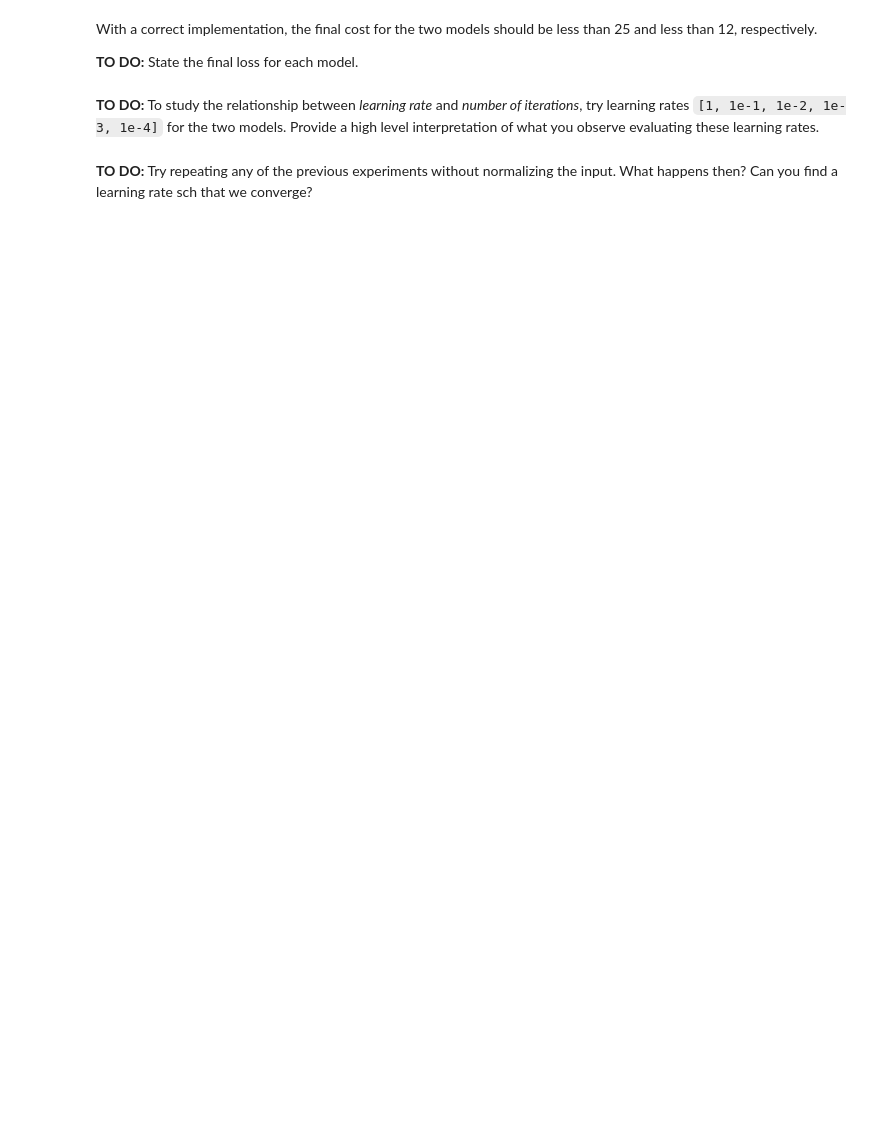
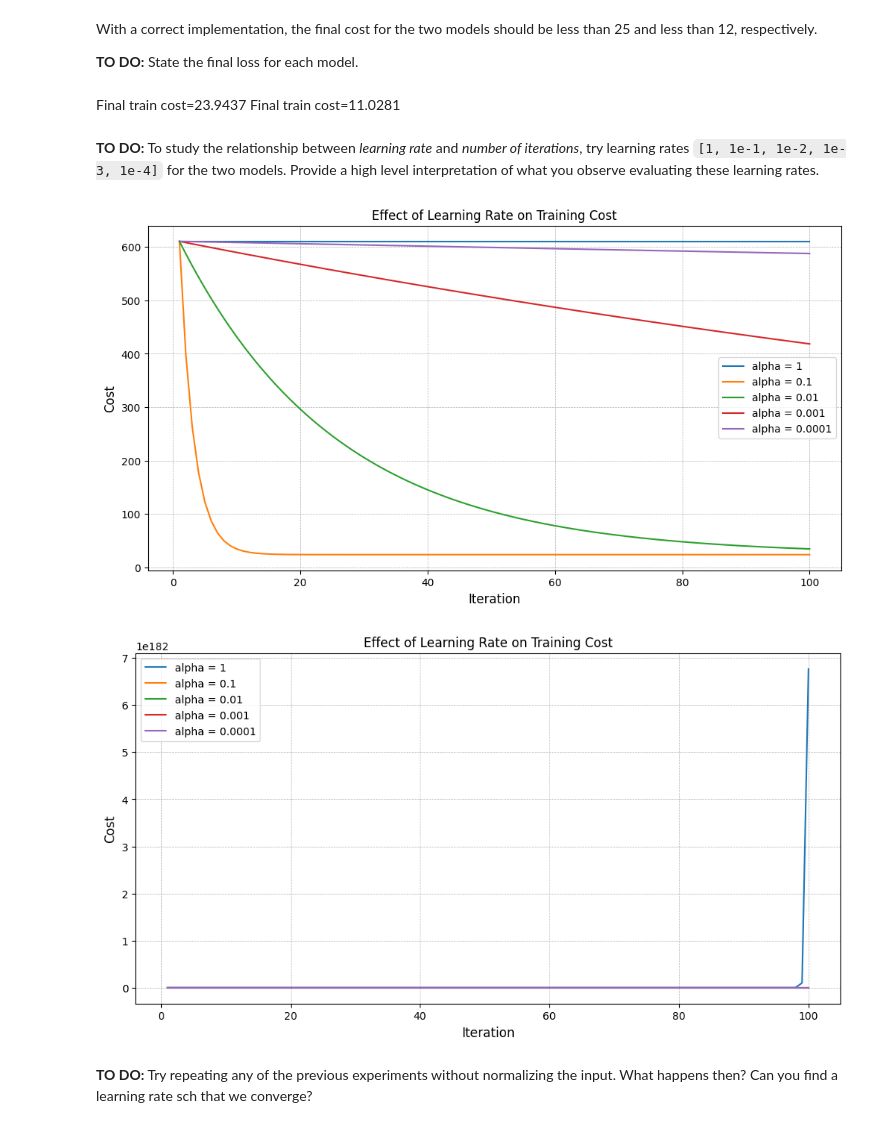
Before and after one commit to MingxiZhang99/computer-programming, a Jupyter notebook: Lab1/Auto_linear_regression.ipynb, the cells around one changed output. Saved outputs shown, nothing was run; the diff lists cells and outputs as text; code cells hidden in the pictures; blank space fills up the shorter version.

```diff
--- a/Lab1/Auto_linear_regression.ipynb
+++ b/Lab1/Auto_linear_regression.ipynb
@@ -124,7 +141,7 @@ def d_cost_d_output(net_output, y):
     I = y.shape[0] # Number of data points
     # TODO Calculate the derivatives of the cost with respect to output of the model, see first item of Preparatory exercise 2.2 and 2.3
     # REPLACE THIS LINE
-    d_output =  np.zeros_like(net_output)
+    d_output = (2 / I) * (net_output - y)
 
     return d_output
 # %% [markdown]
@@ -145,11 +162,11 @@ def backward_pass(weights, bias, net_input, net_output, y):
 
     # TODO Calculate the derivatives of the cost with respect to the bias using preparatpry exercise 2.3
     # REPLACE THIS LINE
-    dl_dbias = np.zeros_like(bias)
+    dl_dbias = np.sum(dl_df, axis=0, keepdims=True)  # Shape: (1, 1)
 
     # TODO Calculate the derivatives of the cost with respect to the weights using preparatpry exercise 2.3
     # REPLACE THIS LINE
-    dl_dweights = np.zeros_like(weights)
+    dl_dweights = np.dot(net_input.T, dl_df)  # Shape: (D, 1)
 
     return dl_dweights, dl_dbias
 # %% [markdown]
@@ -239,8 +256,8 @@ def update_parameters(weights, bias, dl_dweights, dl_dbias, alpha):
   # weights, bias -- Updated weights and bias for the model
 
   # TODO -- Replace the lines below
-  weights = weights
-  bias = bias
+  weights = weights - alpha * dl_dweights
+  bias = bias - alpha * dl_dbias
 
   return weights, bias
 # %% [markdown]
@@ -325,7 +347,41 @@ training_curve_plot(train_costs)
 With a correct implementation, the final cost for the two models should be less than 25 and less than 12, respectively.
 
 **TO DO:**  State the final loss for each model.
+# %% [markdown]
+Final train cost=23.9437
+Final train cost=11.0281
 # %% [markdown]
 **TO DO:** To study the relationship between *learning rate* and *number of iterations*, try learning rates `[1, 1e-1, 1e-2, 1e-3, 1e-4]` for the two models. Provide a high level interpretation of what you observe evaluating these learning rates.
+# %%
+# List of different learning rates
+learning_rates = [1, 1e-1, 1e-2, 1e-3, 1e-4]
+
+# Function to plot the training curves for different learning rates
+def plot_learning_rate_effect(x_train_norm, y_train, feature_indices, iterations=100):
+    plt.figure(figsize=(12, 6))
+
+    for alpha in learning_rates:
+        # Train the model with the selected features and learning rate
+        train_costs, weights, bias = train_model(x_train_norm[:, feature_indices], y_train, iterations=iterations, alpha=alpha)
+
+        # Plot the training curve
+        plt.plot(range(1, iterations + 1), train_costs, label=f"alpha = {alpha}")
+
+    # Set up plot aesthetics
+    plt.xlabel("Iteration", fontsize=12)
+    plt.ylabel("Cost", fontsize=12)
+    plt.legend(fontsize=10)
+    plt.title("Effect of Learning Rate on Training Cost")
+    plt.grid(True, which="both", linestyle='--', linewidth=0.5)
+    plt.show()
+
+# Plot learning rate effect for the single feature (horsepower)
+plot_learning_rate_effect(x_train_norm, y_train, feature_indices=[2])
+
+# Plot learning rate effect for all features
+plot_learning_rate_effect(x_train_norm, y_train, feature_indices=range(x_train_norm.shape[1]))
+# %% [output]
+[figure, added]
+[figure, added]
 # %% [markdown]
 **TO DO:** Try repeating any of the previous experiments without normalizing the input. What happens then? Can you find a learning rate sch that we converge?
```
Also changed, not shown: parts of 6 cells of this notebook.
